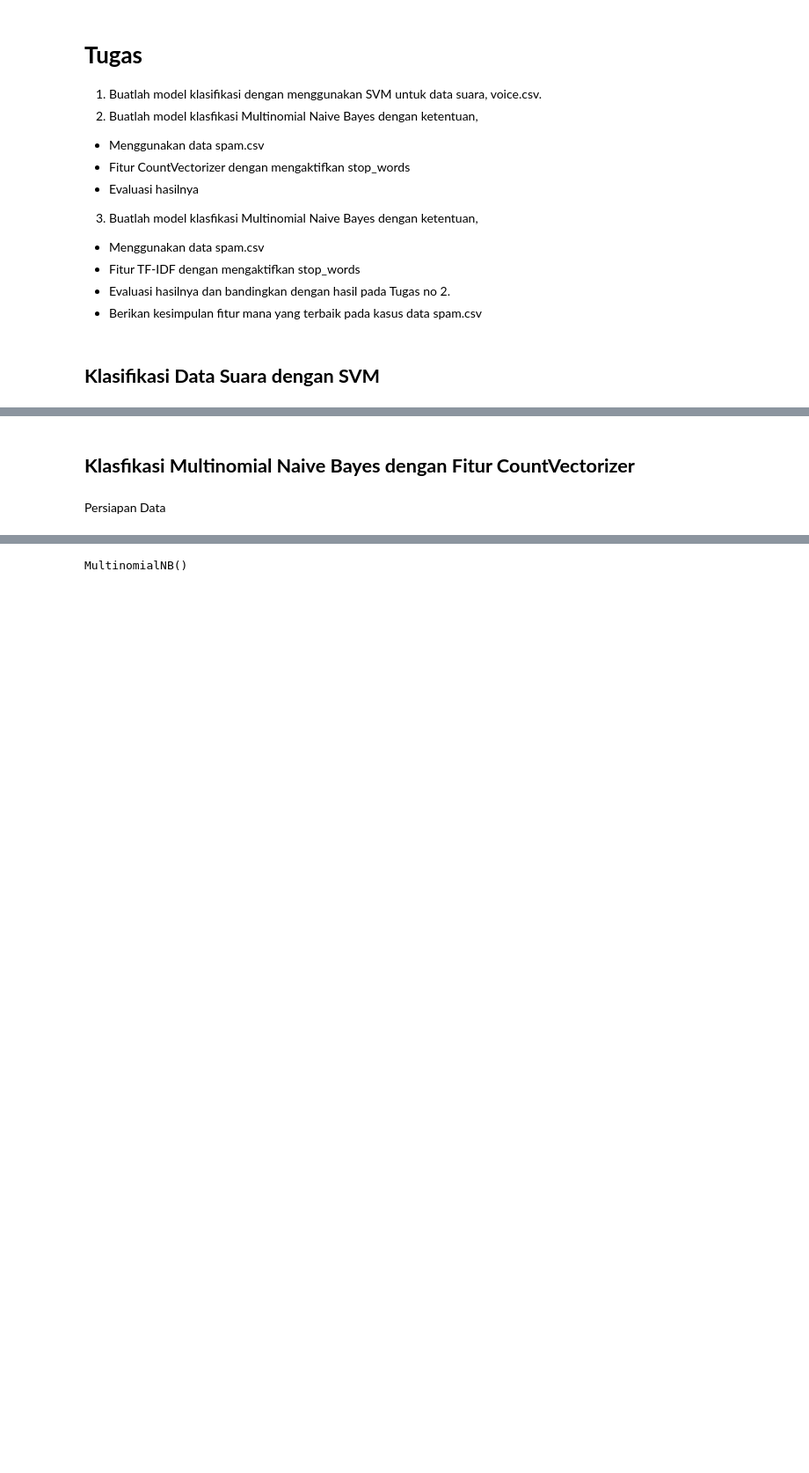
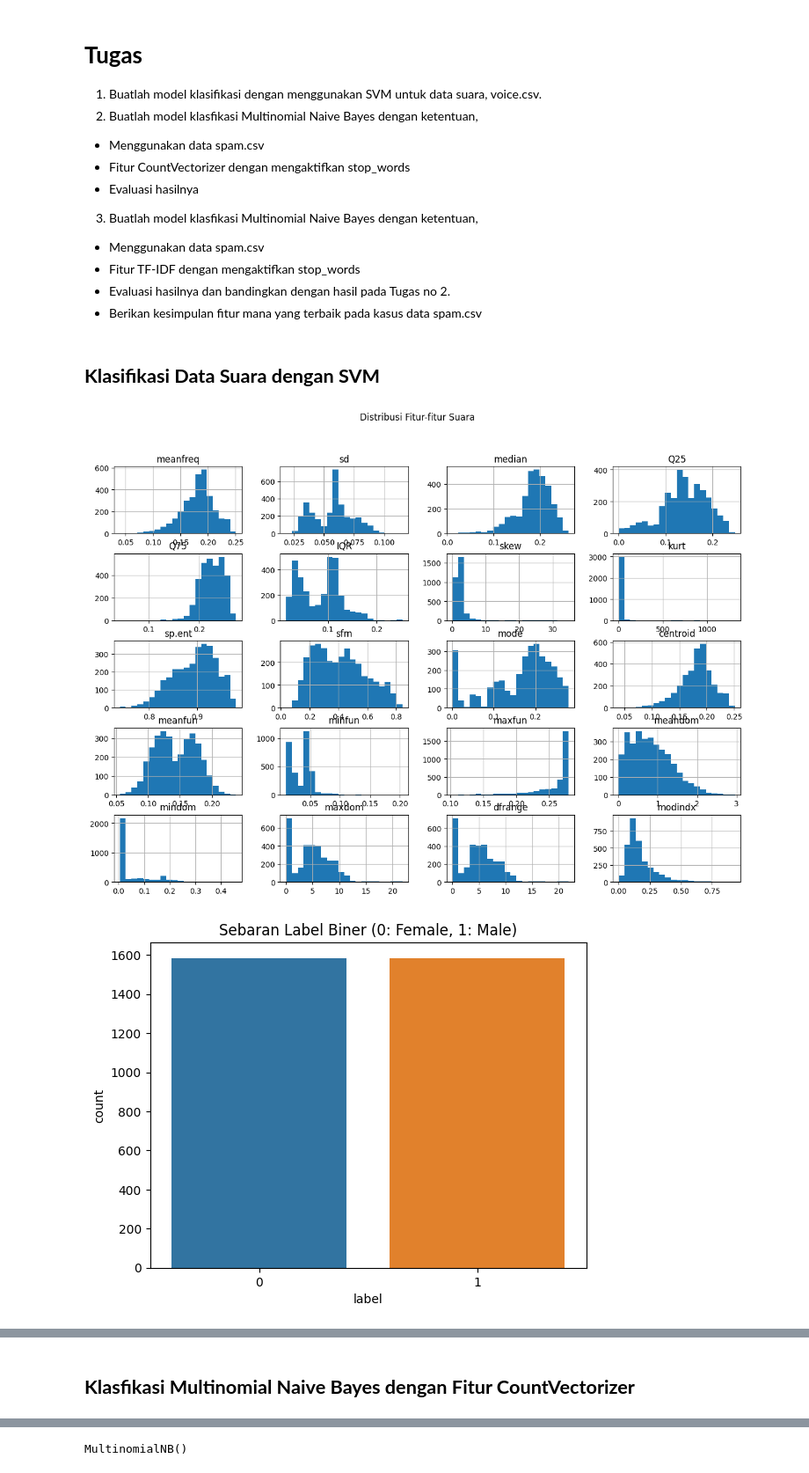
Before and after one commit to zhrnnsw/Machine-Learning, a Jupyter notebook: week-4/Tugas_Praktikum_4.ipynb, the cells around one changed output, grey strips where cells are left out. Shown: that part at 88% size. Saved outputs shown, nothing was run; the diff lists cells and outputs as text; code cells hidden in the pictures; blank space fills up the shorter version.

```diff
--- a/week-4/Tugas_Praktikum_4.ipynb
+++ b/week-4/Tugas_Praktikum_4.ipynb
@@ -25,36 +25,59 @@
 # import library
 import numpy as np
 import pandas as pd
+import matplotlib.pyplot as plt
+import seaborn as sns
 from sklearn.model_selection import train_test_split
 from sklearn.svm import SVC
 from sklearn.metrics import accuracy_score, classification_report
 
 # Baca data dari file CSV
 data = pd.read_csv("voice.csv")
 
+# Visualisasi distribusi fitur-fitur suara
+data.drop('label', axis=1).hist(bins=20, figsize=(15, 10))
+plt.suptitle('Distribusi Fitur-fitur Suara')
+plt.show()
+
 # Ubah kolom target menjadi label biner
 data['label'] = np.where(data['label'] == 'male', 1, 0)
+
+sns.countplot(x='label', data=data)
+plt.title('Sebaran Label Biner (0: Female, 1: Male)')
+plt.show()
 
 # Pisahkan data menjadi atribut (X) dan label (y)
 X = data.drop('label', axis=1)
 y = data['label']
 
 # Bagi data menjadi set pelatihan dan pengujian (misalnya, 80% pelatihan dan 20% pengujian)
 X_train, X_test, y_train, y_test = train_test_split(X, y, test_size=0.2, random_state=42)
+
+# Visualisasi pemisahan data pelatihan dan pengujian
+plt.figure(figsize=(8, 6))
+plt.scatter(X_train.iloc[:, 0], X_train.iloc[:, 1], c='blue', label='Pelatihan', alpha=0.5)
+plt.scatter(X_test.iloc[:, 0], X_test.iloc[:, 1], c='red', label='Pengujian', alpha=0.5)
+plt.xlabel('Fitur 1')
+plt.ylabel('Fitur 2')
+plt.legend(loc='best')
+plt.title('Pemisahan Data Pelatihan dan Pengujian')
+plt.show()
 
 # Buat model SVM
 svm_model = SVC(kernel='linear', C=1)
 
 # Latih model dengan data pelatihan
 svm_model.fit(X_train, y_train)
 
 # Prediksi dengan data pengujian
 y_pred = svm_model.predict(X_test)
 
 # Hitung akurasi
 accuracy = accuracy_score(y_test, y_pred)
 print(f'Akurasi: {accuracy:.2f}')
 
 # Laporan klasifikasi
 print(classification_report(y_test, y_pred))
 # %% [output]
+[figure, added]
+[figure, added]
@@ -69,5 +93,3 @@ Akurasi: 0.94
 weighted avg       0.94      0.94      0.94       634
 # %% [markdown]
 ## **Klasfikasi Multinomial Naive Bayes dengan Fitur CountVectorizer**
-# %% [markdown]
-Persiapan Data
```
Also changed, not shown: parts of 47 cells of this notebook.
